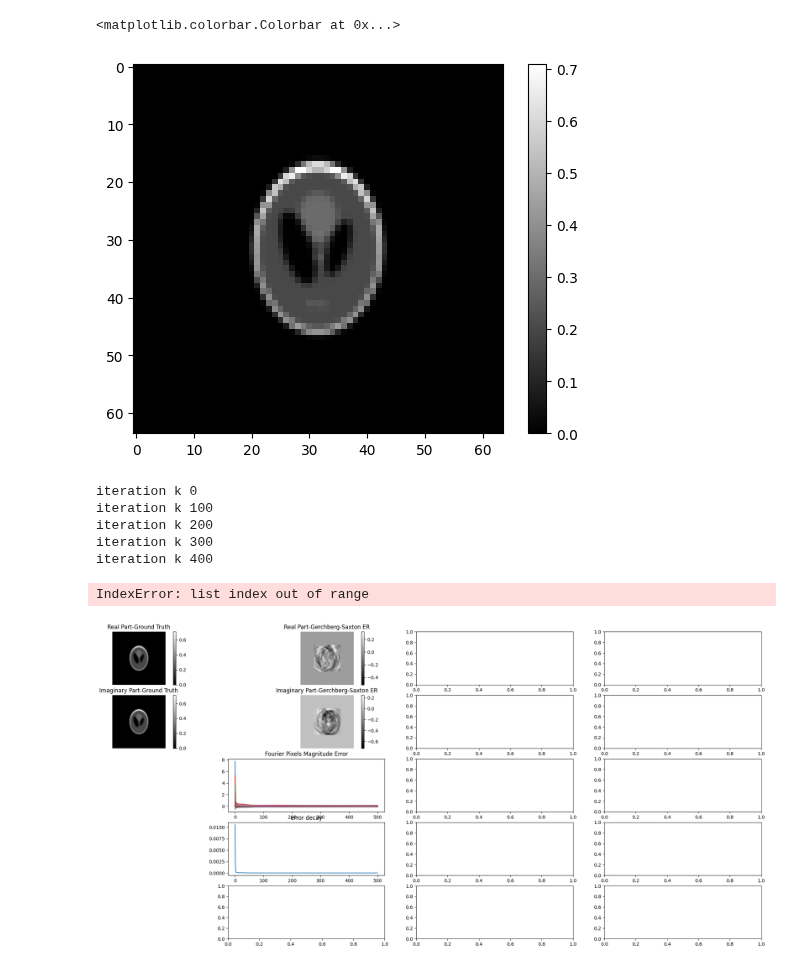
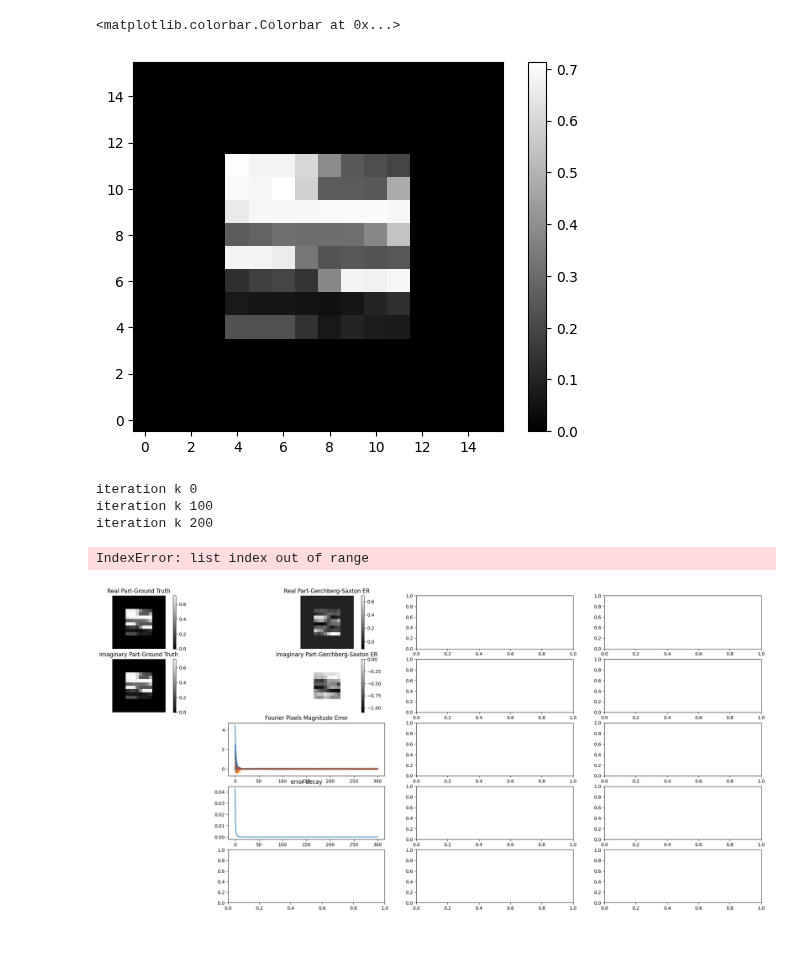
Before and after one commit to JeremieSefo/PhaseRetrievalMirror, a Jupyter notebook: retrieve phase.ipynb, the cells around one changed output. Cells and saved outputs as stored; diff of their text form; code cells hidden in the pictures.

```diff
--- a/retrieve phase.ipynb
+++ b/retrieve phase.ipynb
@@ -9,15 +9,20 @@ from SetUpImage import setUpImage
 from Displays import phase_retrie_plots
 import solve
 # %%
-Nx, Ny = 64, 64
+Nx, Ny = 16,16
 n = Nx * Ny
-true_images, mask = setUpImage(Nx, Ny)
+#true_images = setUpImage(Nx, Ny)
+s = setUpImage(Nx, Ny)
+
+true_images, mask = s()
+
+
 
 #map.f(x_true) < 1e-5
 
-plt.imshow(true_images[3].real, cmap='gray')
+plt.imshow(true_images[-1].real, cmap='gray', origin='lower')
 plt.colorbar()
 # %% [output]
 <matplotlib.colorbar.Colorbar at 0x...>
-[figure, old version]
+[figure, new version]
 # %%
@@ -35,7 +40,7 @@ A = sm.FourierMatrix(Nx,Ny) #sm.iid_stdd_Gauss(Nx,Ny)
 #map.f( x)
 #print(map.psi(2 * x), map.psi(1 * x), map.breg_psi(2 * x, x))
 # %%
-idx = [3]#np.arange(len(true_images)) #[0, 1] # np.arange(1)
+idx = [-1]#np.arange(len(true_images)) #[0, 1] # np.arange(1)
 Algos = ['FIENUP' ] #, 'real mirror', 'complex mirror'
 
 #fig = plt.figure(figsize=(28,12))
@@ -43,7 +48,7 @@ for i in idx:
     X_sols = []
     x_true = true_images[i]
     x_true_vect = x_true.reshape(Nx * Ny, )
-    maxiter = 500
+    maxiter = 300
     kappa  = 0.9
     xi = 12
     noise_lvl = 1.e-4
@@ -60,7 +65,5 @@ for i in idx:
 iteration k 0
 iteration k 100
 iteration k 200
-iteration k 300
-iteration k 400
 IndexError: list index out of range
-[figure, old version]
+[figure, new version]
```
Also changed, not shown: parts of 1 cell of this notebook, 4 other files.
